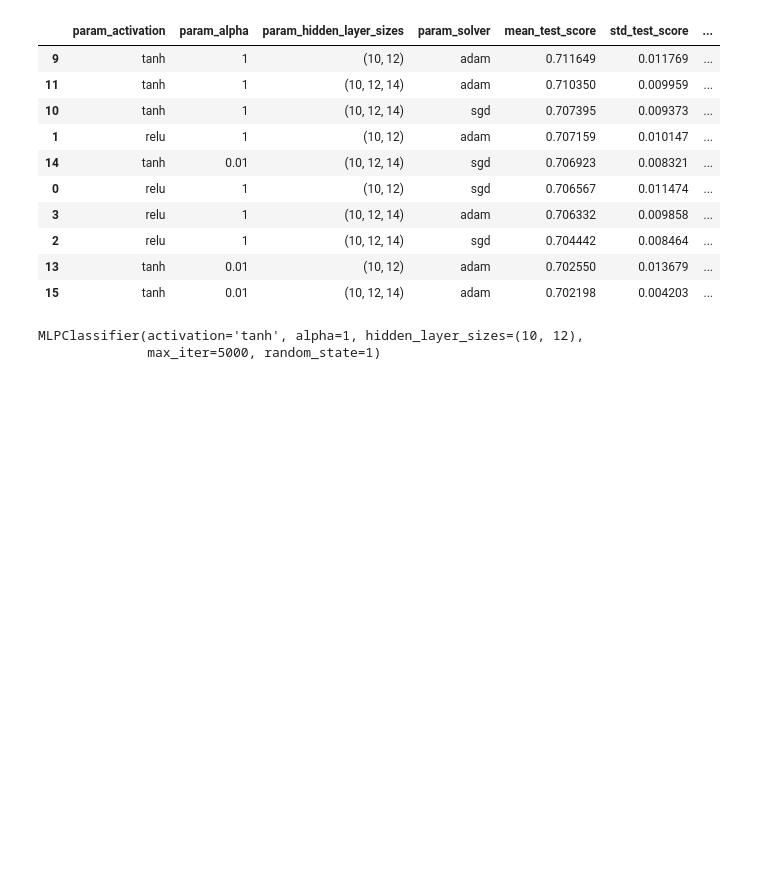
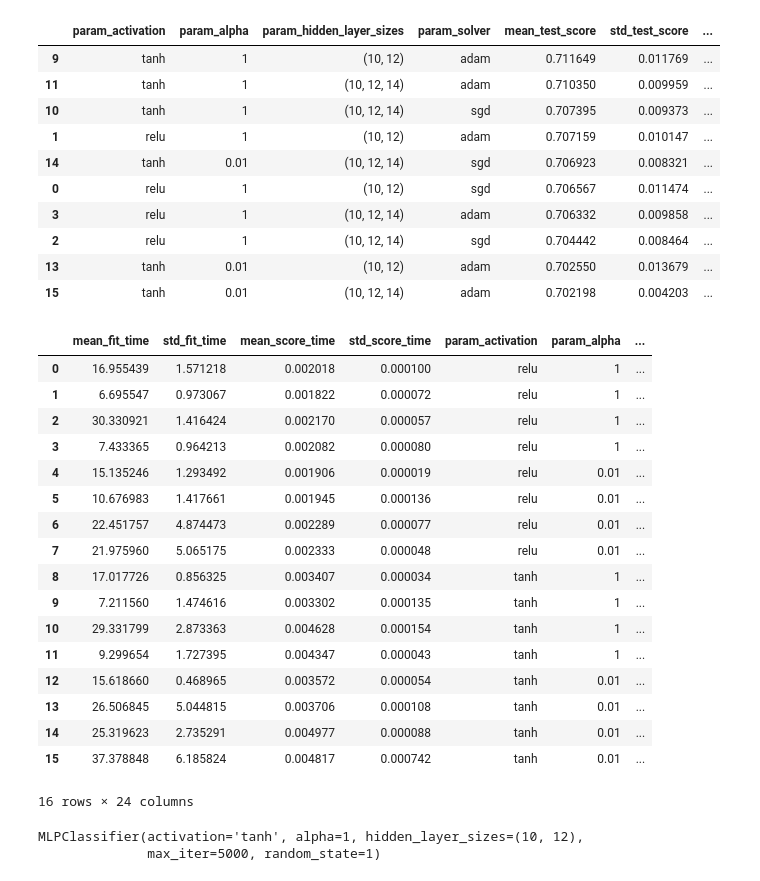
Before and after one commit to leonardo-91/sistemas-inteligentes, a Jupyter notebook: Proyecto_Final_Sistemas_Inteligentes.ipynb, the cells around one changed output. Cells and saved outputs as stored; diff of their text form; code cells hidden in the pictures; blank space fills up the shorter version.

```diff
--- a/Proyecto_Final_Sistemas_Inteligentes.ipynb
+++ b/Proyecto_Final_Sistemas_Inteligentes.ipynb
@@ -1228,6 +1254,27 @@ resultados.filter(regex = '(param.*|mean_t|std_t)')\
 | 2 | relu | 1 | (10, 12, 14) | sgd | 0.704442 | 0.008464 | ... |
 | 13 | tanh | 0.01 | (10, 12) | adam | 0.702550 | 0.013679 | ... |
 | 15 | tanh | 0.01 | (10, 12, 14) | adam | 0.702198 | 0.004203 | ... |
+# %%
+resultados
+# %% [output]
+|  | mean_fit_time | std_fit_time | mean_score_time | std_score_time | param_activation | param_alpha | ... |
+| 0 | 16.955439 | 1.571218 | 0.002018 | 0.000100 | relu | 1 | ... |
+| 1 | 6.695547 | 0.973067 | 0.001822 | 0.000072 | relu | 1 | ... |
+| 2 | 30.330921 | 1.416424 | 0.002170 | 0.000057 | relu | 1 | ... |
+| 3 | 7.433365 | 0.964213 | 0.002082 | 0.000080 | relu | 1 | ... |
+| 4 | 15.135246 | 1.293492 | 0.001906 | 0.000019 | relu | 0.01 | ... |
+| 5 | 10.676983 | 1.417661 | 0.001945 | 0.000136 | relu | 0.01 | ... |
+| 6 | 22.451757 | 4.874473 | 0.002289 | 0.000077 | relu | 0.01 | ... |
+| 7 | 21.975960 | 5.065175 | 0.002333 | 0.000048 | relu | 0.01 | ... |
+| 8 | 17.017726 | 0.856325 | 0.003407 | 0.000034 | tanh | 1 | ... |
+| 9 | 7.211560 | 1.474616 | 0.003302 | 0.000135 | tanh | 1 | ... |
+| 10 | 29.331799 | 2.873363 | 0.004628 | 0.000154 | tanh | 1 | ... |
+| 11 | 9.299654 | 1.727395 | 0.004347 | 0.000043 | tanh | 1 | ... |
+| 12 | 15.618660 | 0.468965 | 0.003572 | 0.000054 | tanh | 0.01 | ... |
+| 13 | 26.506845 | 5.044815 | 0.003706 | 0.000108 | tanh | 0.01 | ... |
+| 14 | 25.319623 | 2.735291 | 0.004977 | 0.000088 | tanh | 0.01 | ... |
+| 15 | 37.378848 | 6.185824 | 0.004817 | 0.000742 | tanh | 0.01 | ... |
+16 rows × 24 columns
 # %%
 modelo = grid.best_estimator_
 modelo
```
Also changed, not shown: parts of 27 cells of this notebook.
